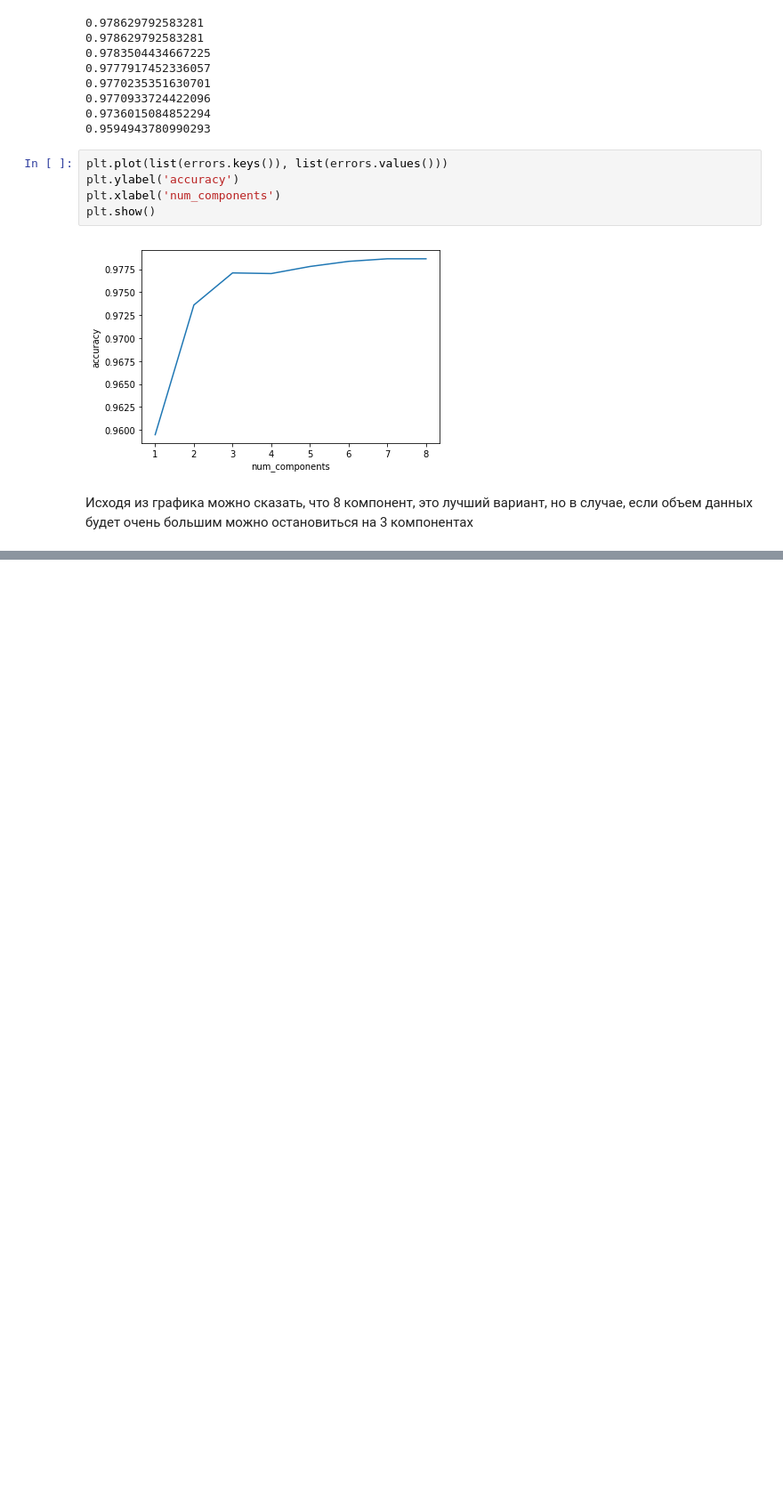
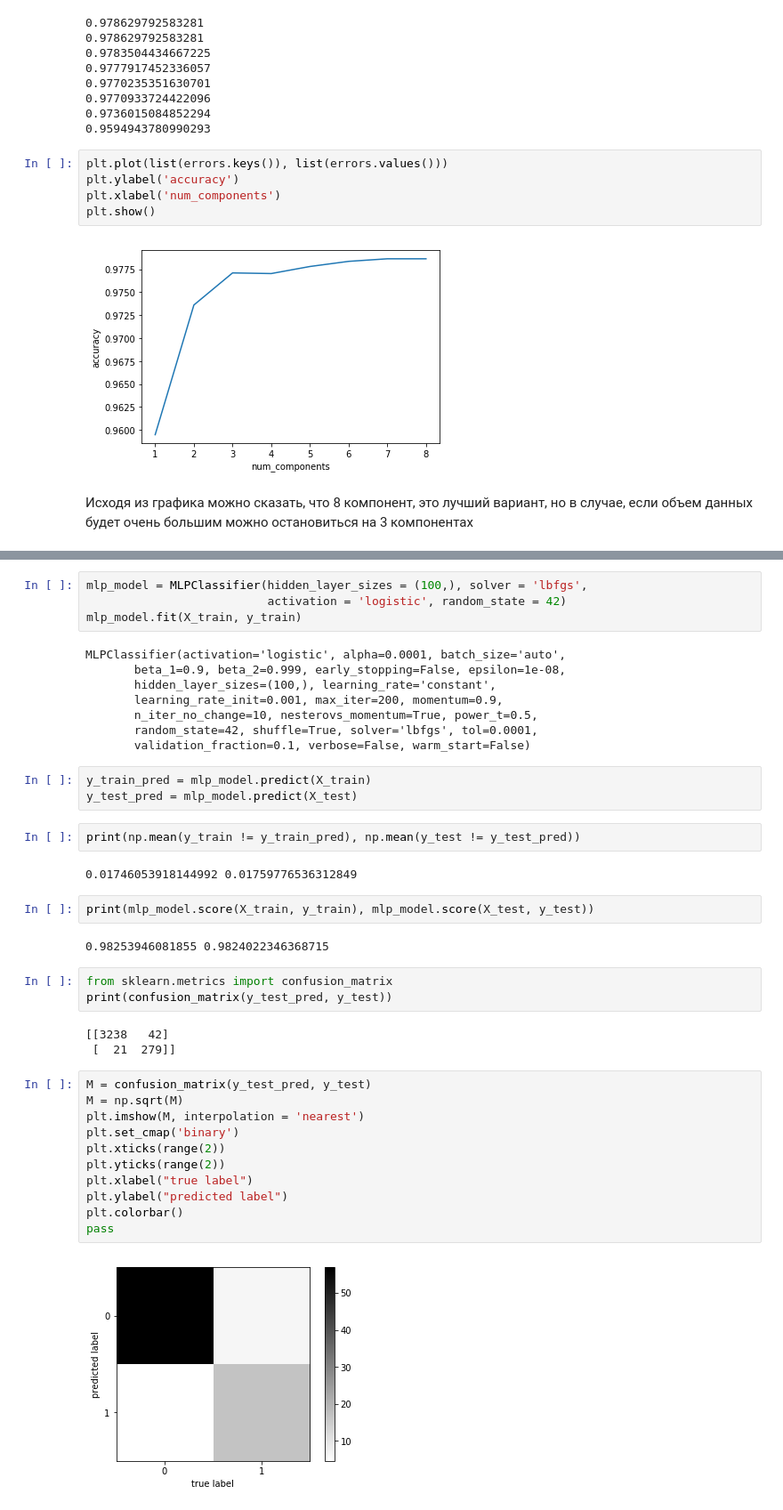
Before and after one commit to hessusH/ml_ad, a Jupyter notebook: Laba#1.ipynb, the cells around one changed output, grey strips where cells are left out. Shown at 89% size. Cells and saved outputs as stored; diff of their text form; blank space fills up the shorter version.

```diff
--- a/Laba#1.ipynb
+++ b/Laba#1.ipynb
@@ -507,0 +514,42 @@ plt.show()
+# %%
+mlp_model = MLPClassifier(hidden_layer_sizes = (100,), solver = 'lbfgs',
+                          activation = 'logistic', random_state = 42)
+mlp_model.fit(X_train, y_train)
+# %% [output]
+MLPClassifier(activation='logistic', alpha=0.0001, batch_size='auto',
+       beta_1=0.9, beta_2=0.999, early_stopping=False, epsilon=1e-08,
+       hidden_layer_sizes=(100,), learning_rate='constant',
+       learning_rate_init=0.001, max_iter=200, momentum=0.9,
+       n_iter_no_change=10, nesterovs_momentum=True, power_t=0.5,
+       random_state=42, shuffle=True, solver='lbfgs', tol=0.0001,
+       validation_fraction=0.1, verbose=False, warm_start=False)
+# %%
+y_train_pred = mlp_model.predict(X_train)
+y_test_pred = mlp_model.predict(X_test)
+# %%
+print(np.mean(y_train != y_train_pred), np.mean(y_test != y_test_pred))
+# %% [output]
+0.01746053918144992 0.01759776536312849
+# %%
+print(mlp_model.score(X_train, y_train), mlp_model.score(X_test, y_test))
+# %% [output]
+0.98253946081855 0.9824022346368715
+# %%
+from sklearn.metrics import confusion_matrix
+print(confusion_matrix(y_test_pred, y_test))
+# %% [output]
+[[3238   42]
+ [  21  279]]
+# %%
+M = confusion_matrix(y_test_pred, y_test)
+M = np.sqrt(M)
+plt.imshow(M, interpolation = 'nearest')
+plt.set_cmap('binary')
+plt.xticks(range(2))
+plt.yticks(range(2))
+plt.xlabel("true label")
+plt.ylabel("predicted label")
+plt.colorbar()
+pass
+# %% [output]
+[figure, added]
```
Also changed, not shown: parts of 34 cells of this notebook.
